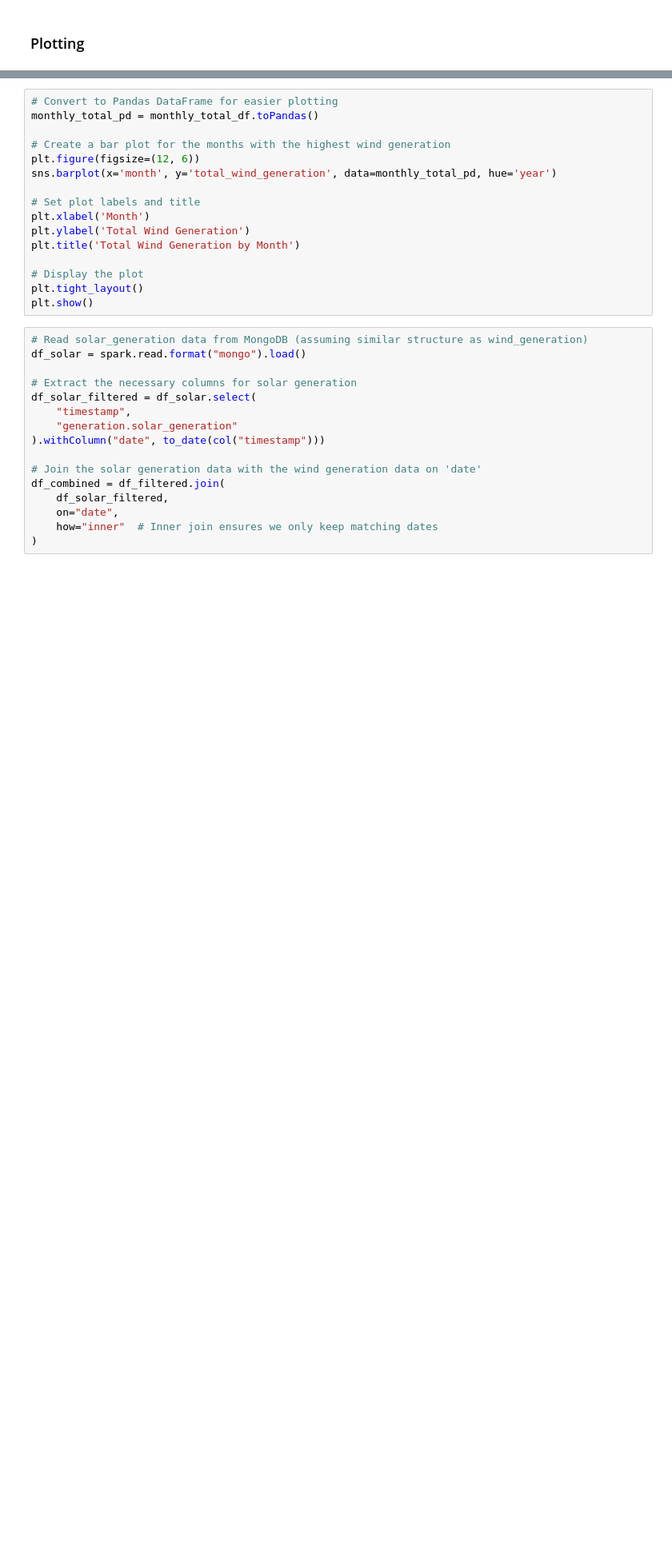
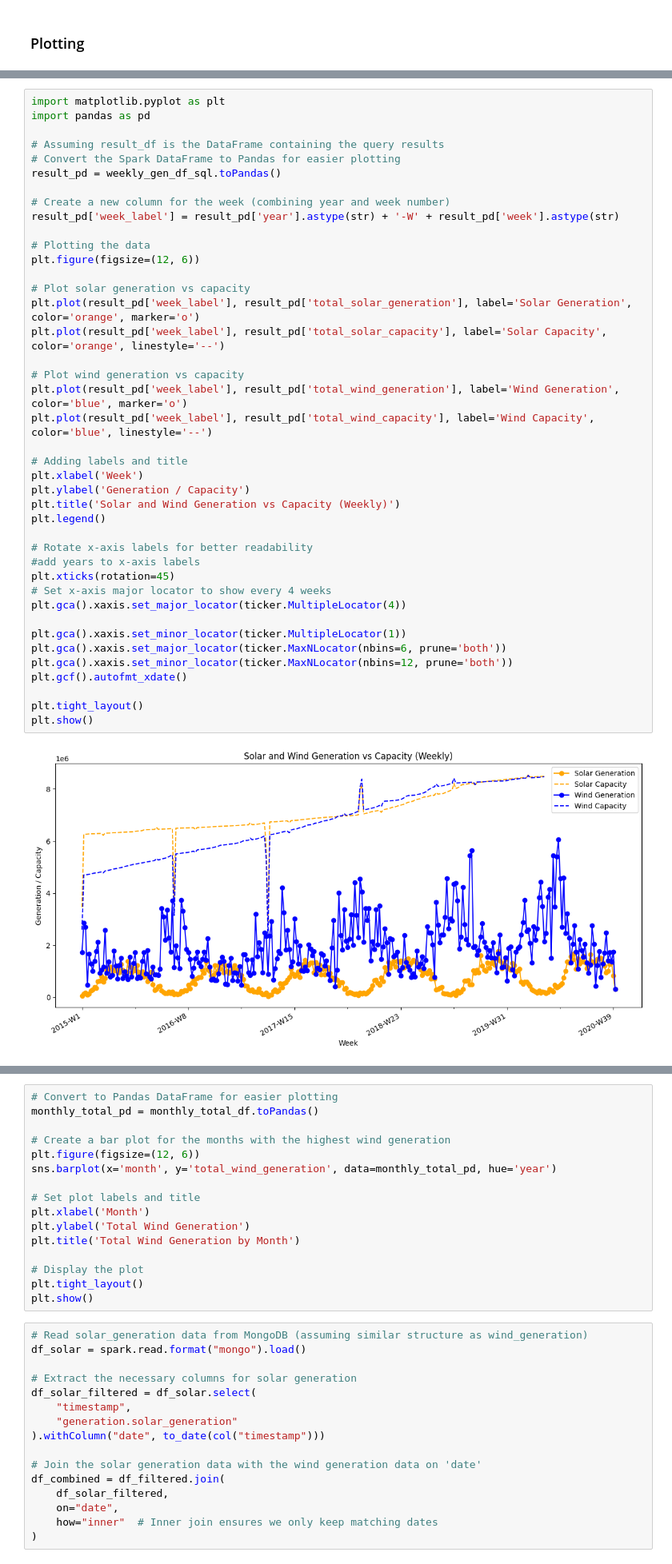
Before and after one commit to JannKaup/BigDataPipeline, a Jupyter notebook: BigDataPipeline.ipynb, the cells around one changed output, grey strips where cells are left out. Shown: that part at 80% size. Cells and saved outputs as stored; diff of their text form; blank space fills up the shorter version.

```diff
--- a/BigDataPipeline.ipynb
+++ b/BigDataPipeline.ipynb
@@ -616,0 +980,43 @@ plt.show()
+# %%
+import matplotlib.pyplot as plt
+import pandas as pd
+
+# Assuming result_df is the DataFrame containing the query results
+# Convert the Spark DataFrame to Pandas for easier plotting
+result_pd = weekly_gen_df_sql.toPandas()
+
+# Create a new column for the week (combining year and week number)
+result_pd['week_label'] = result_pd['year'].astype(str) + '-W' + result_pd['week'].astype(str)
+
+# Plotting the data
+plt.figure(figsize=(12, 6))
+
+# Plot solar generation vs capacity
+plt.plot(result_pd['week_label'], result_pd['total_solar_generation'], label='Solar Generation', color='orange', marker='o')
+plt.plot(result_pd['week_label'], result_pd['total_solar_capacity'], label='Solar Capacity', color='orange', linestyle='--')
+
+# Plot wind generation vs capacity
+plt.plot(result_pd['week_label'], result_pd['total_wind_generation'], label='Wind Generation', color='blue', marker='o')
+plt.plot(result_pd['week_label'], result_pd['total_wind_capacity'], label='Wind Capacity', color='blue', linestyle='--')
+
+# Adding labels and title
+plt.xlabel('Week')
+plt.ylabel('Generation / Capacity')
+plt.title('Solar and Wind Generation vs Capacity (Weekly)')
+plt.legend()
+
+# Rotate x-axis labels for better readability
+#add years to x-axis labels
+plt.xticks(rotation=45)
+# Set x-axis major locator to show every 4 weeks
+plt.gca().xaxis.set_major_locator(ticker.MultipleLocator(4))
+
+plt.gca().xaxis.set_minor_locator(ticker.MultipleLocator(1))
+plt.gca().xaxis.set_major_locator(ticker.MaxNLocator(nbins=6, prune='both'))
+plt.gca().xaxis.set_minor_locator(ticker.MaxNLocator(nbins=12, prune='both'))
+plt.gcf().autofmt_xdate()
+
+plt.tight_layout()
+plt.show()
+# %% [output]
+[figure, added]
```
Also changed, not shown: parts of 31 cells of this notebook.
